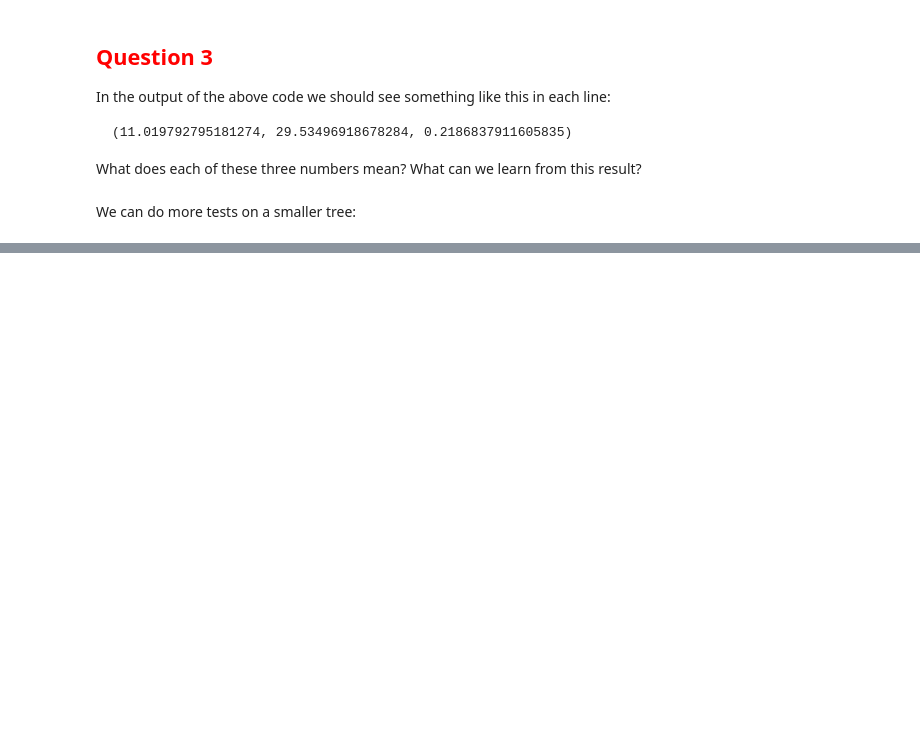
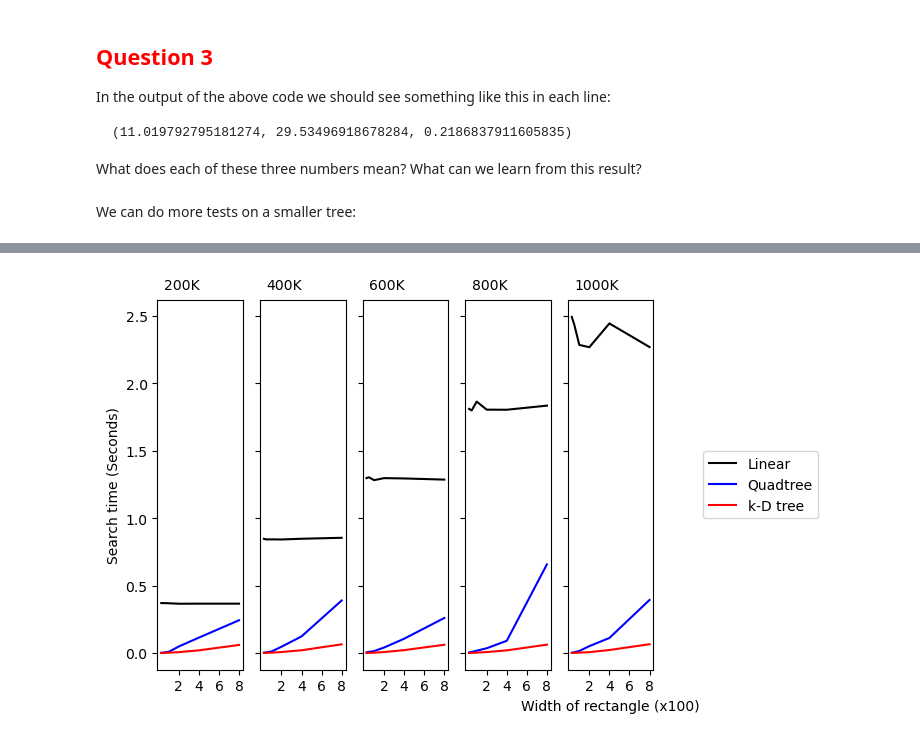
Before and after one commit to gisalgs/notebooks, a Jupyter notebook: computational_issues-colab.ipynb, the cells around one changed output, grey strips where cells are left out. Saved outputs shown, nothing was run; the diff lists cells and outputs as text; code cells hidden in the pictures; blank space fills up the shorter version.

```diff
--- a/computational_issues-colab.ipynb
+++ b/computational_issues-colab.ipynb
@@ -500,0 +873,30 @@ print(test_nn_find(n_neighbor=200, npts=250))
+# %%
+new_data = {}
+sizes = range(200000, 1000001, 200000)
+for w in sizes:
+    new_data[w] = [[], [], [], []]
+
+for r in results_nn:
+    w = r[0]
+    new_data[w][0].append(r[1]/100)
+    new_data[w][1].append(r[2])
+    new_data[w][2].append(r[3])
+    new_data[w][3].append(r[4])
+
+numsubplots = len(sizes)
+fig, axs = plt.subplots(1, numsubplots, sharey=True)
+i = 0
+for w in sizes:
+    axs[i].plot(new_data[w][0], new_data[w][3], color='k', label='Linear')
+    axs[i].plot(new_data[w][0], new_data[w][2], color='b', label='Quadtree')
+    axs[i].plot(new_data[w][0], new_data[w][1], color='r', label='k-D tree')
+    axs[i].xaxis.set_ticks([2, 4, 6, 8])
+    axs[i].text(0.5, 2.7, str(w//1000)+'K')
+    i += 1
+
+axs[4].set_xlabel('Width of rectangle (x100)')
+axs[0].set_ylabel('Search time (Seconds)')
+plt.legend(loc='center left', bbox_to_anchor=(1.5, 0.5))
+plt.show()
+# %% [output]
+[figure, added]
```
Also changed, not shown: parts of 34 cells of this notebook.
